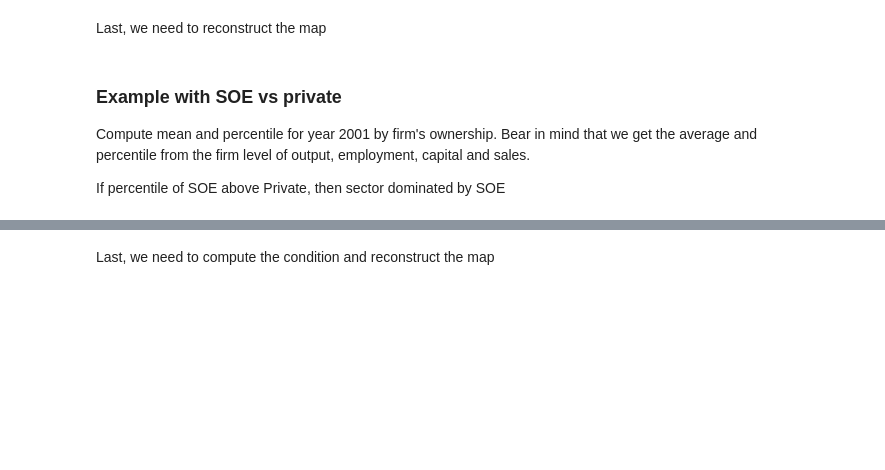
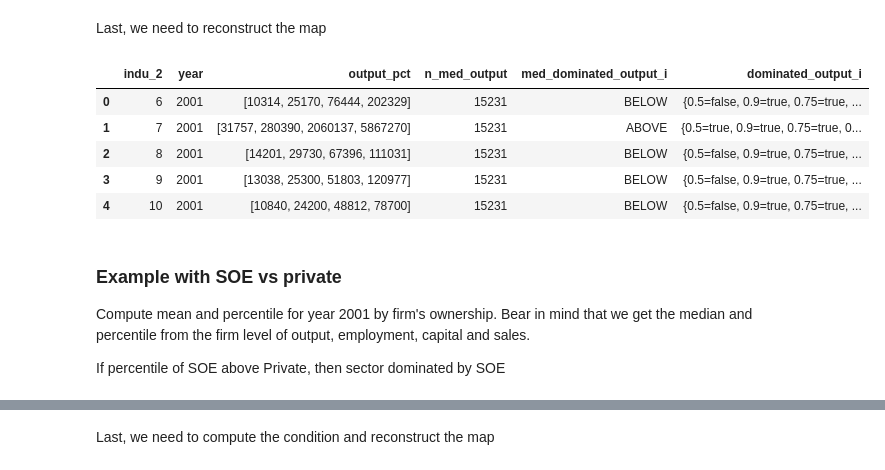
Before and after one commit to thomaspernet/Financial_dependency_pollution, a Jupyter notebook: 01_data_preprocessing/02_transform_tables/08_dominated_industry_ownership.ipynb, the cells around one changed output, grey strips where cells are left out. Cells and saved outputs as stored; diff of their text form; code cells hidden in the pictures; blank space fills up the shorter version.

```diff
--- a/01_data_preprocessing/02_transform_tables/08_dominated_industry_ownership.ipynb
+++ b/01_data_preprocessing/02_transform_tables/08_dominated_industry_ownership.ipynb
@@ -296,7 +316,8 @@ SELECT
   indu_2,
   industry_pct.year,
   output_pct,
-  n_avg_output,
+  n_med_output,
+  CASE WHEN f_med_output > n_med_output THEN 'ABOVE' ELSE 'BELOW' END AS med_dominated_output_i,
   MAP(
         ARRAY[
           .5,
@@ -310,49 +331,57 @@ SELECT
           1,
           4
         ),
-        x -> n_avg_output
+        x -> n_med_output
       ),
         output_pct, (x, y) -> x < y)
-        ) AS dominated_output
+        ) AS dominated_output_i
 FROM
   (
     (
       SELECT
         indu_2,
         year,
+        approx_percentile(output, .5) as f_med_output,
         approx_percentile(output, ARRAY[.5,.75,.90,.95]) AS output_pct
       FROM
         test
       GROUP BY
         year,
         indu_2
       ORDER BY
         indu_2
     ) as industry_pct
     LEFT JOIN (
       SELECT
         year,
-        AVG(output) as n_avg_output
+        approx_percentile(output, .5) as n_med_output
       FROM
         test
       GROUP BY
         year
     ) as national_avg ON industry_pct.year = national_avg.year
   )
 LIMIT
   5
 """
 output = s3.run_query(
                     query=query,
                     database=DatabaseName,
                     s3_output=s3_output_example,
     filename = 'example_4'
                 )
 output
+# %% [output]
+|  | indu_2 | year | output_pct | n_med_output | med_dominated_output_i | dominated_output_i |
+| 0 | 6 | 2001 | [10314, 25170, 76444, 202329] | 15231 | BELOW | {0.5=false, 0.9=true, 0.75=true, ... |
+| 1 | 7 | 2001 | [31757, 280390, 2060137, 5867270] | 15231 | ABOVE | {0.5=true, 0.9=true, 0.75=true, 0... |
+| 2 | 8 | 2001 | [14201, 29730, 67396, 111031] | 15231 | BELOW | {0.5=false, 0.9=true, 0.75=true, ... |
+| 3 | 9 | 2001 | [13038, 25300, 51803, 120977] | 15231 | BELOW | {0.5=false, 0.9=true, 0.75=true, ... |
+| 4 | 10 | 2001 | [10840, 24200, 48812, 78700] | 15231 | BELOW | {0.5=false, 0.9=true, 0.75=true, ... |
 # %% [markdown]
 ### Example with SOE vs private
 
-Compute mean and percentile for year 2001 by firm's ownership. Bear in mind that we get the average and percentile from the firm level of output, employment, capital and sales.
+Compute mean and percentile for year 2001 by firm's ownership. Bear in mind that we get the median and percentile from the firm level of output, employment, capital and sales.
 
 If percentile of SOE above Private, then sector dominated by SOE
 # %%
```
Also changed, not shown: parts of 18 cells of this notebook, 4 other files.
